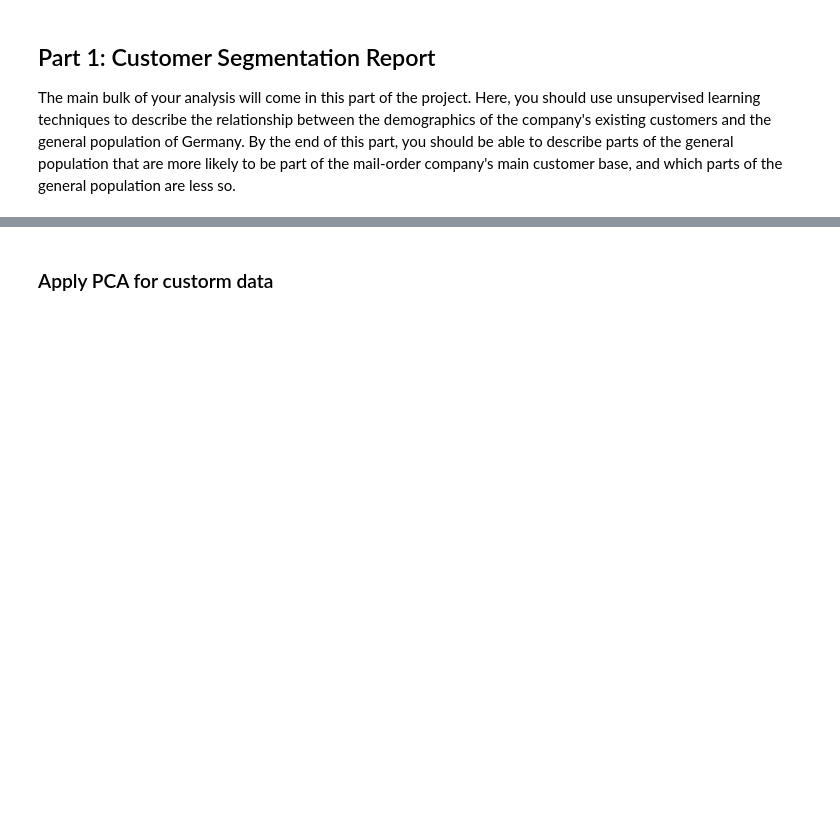
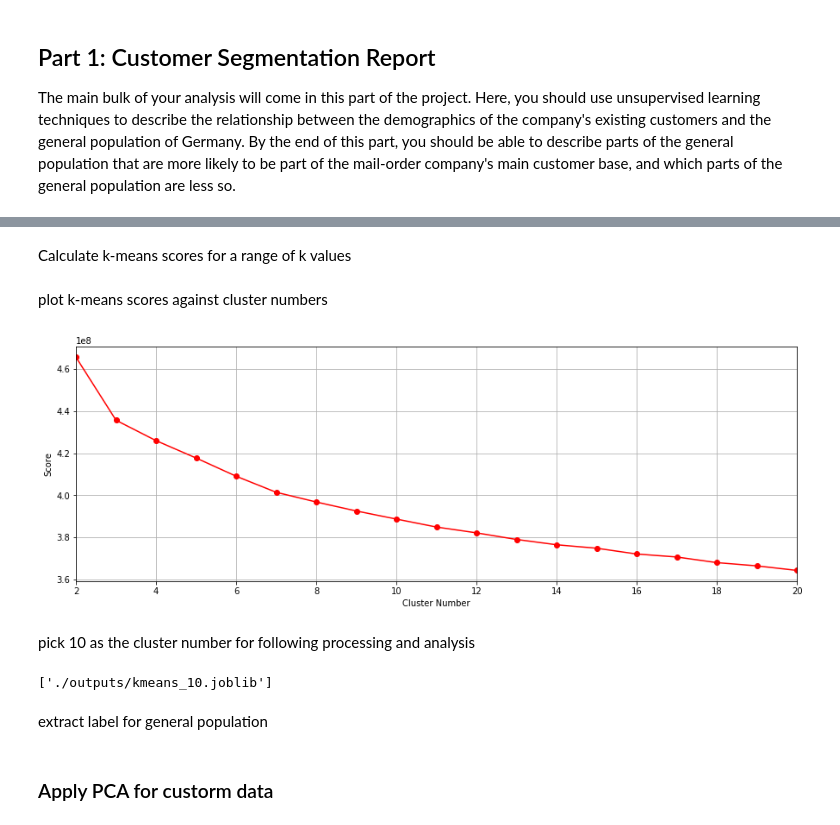
Before and after one commit to wanlipu/arvato, a Jupyter notebook: Arvato_Project_workbook_final_final.ipynb, the cells around one changed output, grey strips where cells are left out. Drawn from its saved outputs; the diff is of its cells as text; code cells hidden in the pictures; blank space fills up the shorter version.

```diff
--- a/Arvato_Project_workbook_final_final.ipynb
+++ b/Arvato_Project_workbook_final_final.ipynb
@@ -1230,0 +1261,22 @@ dump(kmeans_10, './outputs/kmeans_10.joblib')
+# %% [markdown]
+Calculate k-means scores for a range of k values
+# %%
+scores = []
+for num_k in range(2, 21):
+    kmeans = KMeans(n_clusters = num_k, random_state=23).fit(azdias_pca_150)
+    scores.append(np.abs(kmeans.score(azdias_pca_150)))
+# %% [markdown]
+plot k-means scores against cluster numbers
+# %%
+plt.figure(figsize=(15, 5))
+plt.plot(list(range(2, 21)), scores, linestyle='-', marker='o', color='r');
+plt.xlabel('Cluster Number');
+plt.ylabel('Score');
+plt.xlim(2, 20)
+# plt.margins(x=0.1, y=0.1)
+plt.grid()
+plt.show()
+# %% [output]
+[figure, added]
+# %% [markdown]
+pick 10 as the cluster number for following processing and analysis
@@ -1230,0 +1285,6 @@ dump(kmeans_10, './outputs/kmeans_10.joblib')
+# %%
+dump(kmeans_10, './outputs/kmeans_10.joblib')
+# %% [output]
+['./outputs/kmeans_10.joblib']
+# %% [markdown]
+extract label for general population
```
Also changed, not shown: parts of 135 cells of this notebook.
